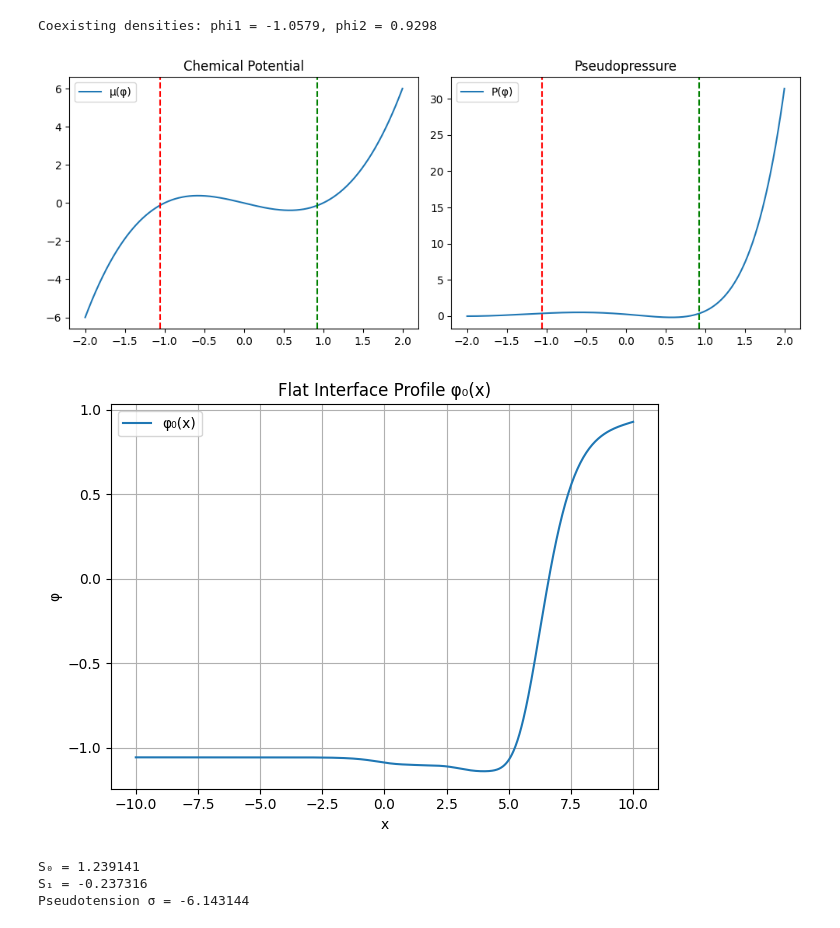
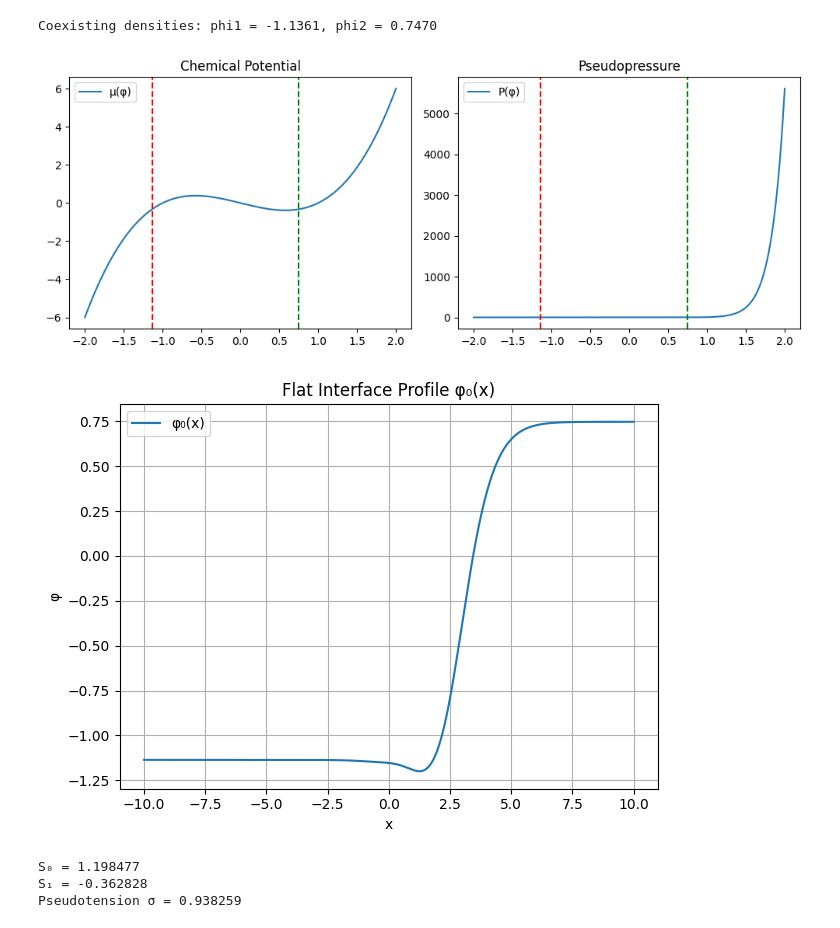
Before and after one commit to EnnoI/ComputationalMathematicsSeminarSoSe25, a Jupyter notebook: Fig_2/test_fig_2.ipynb, the cells around one changed output. Saved outputs shown, nothing was run; the diff lists cells and outputs as text; code cells hidden in the pictures.

```diff
--- a/Fig_2/test_fig_2.ipynb
+++ b/Fig_2/test_fig_2.ipynb
@@ -8,8 +121,8 @@ import matplotlib.pyplot as plt
 A = -1
 B = 1
 K = 1
-zeta = -4   # Try a value like 1.0 or 2.0
-lmbda = -2.5   # Lambda spelled out
+zeta = 4   # Try a value like 1.0 or 2.0
+lmbda = -0.40   # Lambda spelled out
 
 alpha = (zeta - 2 * lmbda) / K
 
@@ -39,35 +152,35 @@ def coexistence_system(vars):
         mu_interp(phi1) - mu_interp(phi2),
         P_interp(phi1) - P_interp(phi2)
     ]
 
 phi_guess = [-1.0, 1.0]
 phi1, phi2 = fsolve(coexistence_system, phi_guess)
 
 print(f"Coexisting densities: phi1 = {phi1:.4f}, phi2 = {phi2:.4f}")
 
 # Optional: Plot chemical potential and pseudopressure
 plt.figure(figsize=(10, 4))
 
 plt.subplot(1, 2, 1)
 plt.plot(phi, f_prime, label='μ(φ)')
 plt.axvline(phi1, color='red', linestyle='--')
 plt.axvline(phi2, color='green', linestyle='--')
 plt.title('Chemical Potential')
 plt.legend()
 
 plt.subplot(1, 2, 2)
 P_vals = P_interp(phi)
 plt.plot(phi, P_vals, label='P(φ)')
 plt.axvline(phi1, color='red', linestyle='--')
 plt.axvline(phi2, color='green', linestyle='--')
 plt.title('Pseudopressure')
 plt.legend()
 
 plt.tight_layout()
 plt.show()
 # %% [output]
-Coexisting densities: phi1 = -1.0579, phi2 = 0.9298
+Coexisting densities: phi1 = -1.1361, phi2 = 0.7470
-[figure, old version]
+[figure, new version]
 # %%
 import numpy as np
 import matplotlib.pyplot as plt
@@ -119,7 +232,7 @@ plt.legend()
 plt.tight_layout()
 plt.show()
 # %% [output]
-[figure, old version]
+[figure, new version]
 # %%
 from scipy.integrate import simpson
 
@@ -144,9 +257,9 @@ print(f"S₀ = {S0:.6f}")
 print(f"S₁ = {S1:.6f}")
 print(f"Pseudotension σ = {sigma:.6f}")
 # %% [output]
-S₀ = 1.239141
-S₁ = -0.237316
-Pseudotension σ = -6.143144
+S₀ = 1.198477
+S₁ = -0.362828
+Pseudotension σ = 0.938259
 # %%
 import numpy as np
 import matplotlib.pyplot as plt
```
Also changed, not shown: parts of 5 cells of this notebook.
